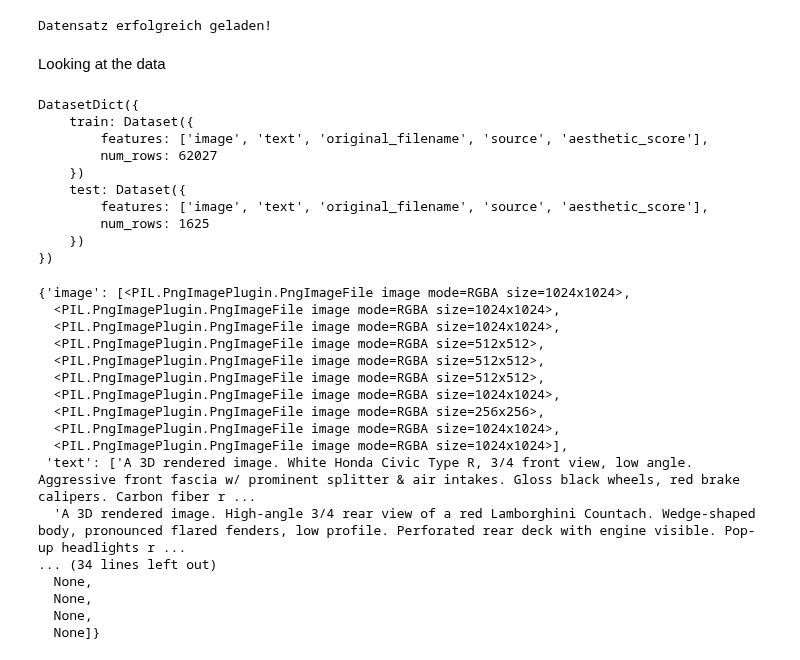
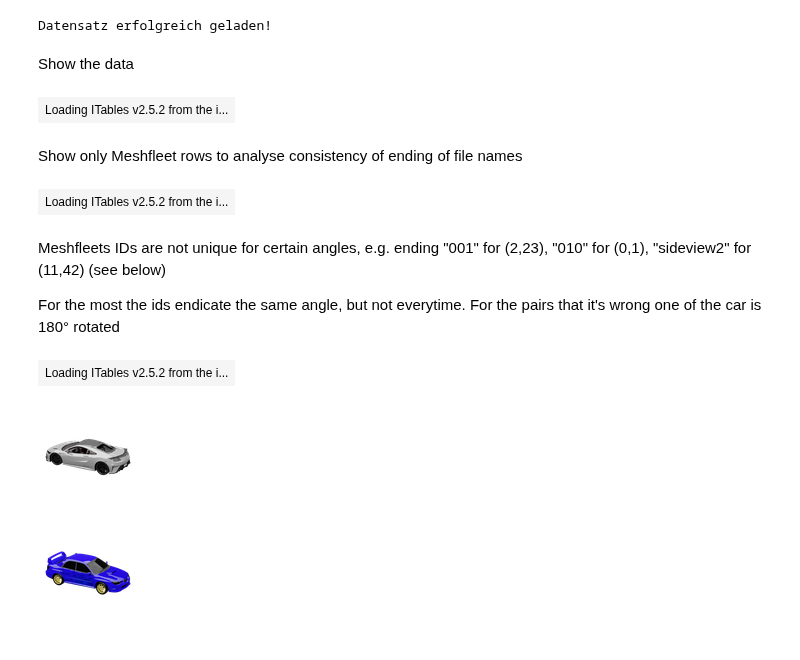
Before and after one commit to 5lanin/car_image_processor, a Jupyter notebook: DownloadData/download_data.ipynb, the cells around one changed output. Saved outputs shown, nothing was run; the diff lists cells and outputs as text; code cells hidden in the pictures.

Commit message:
Looked at IDs in Meshfleet pictures in more Detail. In Some pictures with the same id the car is rotated by 180°

```diff
--- a/DownloadData/download_data.ipynb
+++ b/DownloadData/download_data.ipynb
@@ -17,38 +22,41 @@ except Exception as e:
 # %% [output]
  START DOWNLOAD
 Datensatz erfolgreich geladen!
-# %% [markdown]
-Looking at the data
-# %%
-print(dataset, "\n")
-# %% [output]
-DatasetDict({
-    train: Dataset({
-        features: ['image', 'text', 'original_filename', 'source', 'aesthetic_score'],
-        num_rows: 62027
-    })
-    test: Dataset({
-        features: ['image', 'text', 'original_filename', 'source', 'aesthetic_score'],
-        num_rows: 1625
-    })
-})
+# %% [markdown]
+Show the data
 # %%
-dataset["train"][:10]
+ds_part = dataset["train"].select(range(50))
+df_part = ds_part.to_pandas()
+df_part = df_part.iloc[:, 1:] # Image als String ausblenden
+df_part['id'] = df_part.index
+
+show(df_part)
 # %% [output]
-{'image': [<PIL.PngImagePlugin.PngImageFile image mode=RGBA size=1024x1024>,
-  <PIL.PngImagePlugin.PngImageFile image mode=RGBA size=1024x1024>,
-  <PIL.PngImagePlugin.PngImageFile image mode=RGBA size=1024x1024>,
-  <PIL.PngImagePlugin.PngImageFile image mode=RGBA size=512x512>,
-  <PIL.PngImagePlugin.PngImageFile image mode=RGBA size=512x512>,
-  <PIL.PngImagePlugin.PngImageFile image mode=RGBA size=512x512>,
-  <PIL.PngImagePlugin.PngImageFile image mode=RGBA size=1024x1024>,
-  <PIL.PngImagePlugin.PngImageFile image mode=RGBA size=256x256>,
-  <PIL.PngImagePlugin.PngImageFile image mode=RGBA size=1024x1024>,
-  <PIL.PngImagePlugin.PngImageFile image mode=RGBA size=1024x1024>],
- 'text': ['A 3D rendered image. White Honda Civic Type R, 3/4 front view, low angle. Aggressive front fascia w/ prominent splitter & air intakes. Gloss black wheels, red brake calipers. Carbon fiber r ...
-  'A 3D rendered image. High-angle 3/4 rear view of a red Lamborghini Countach. Wedge-shaped body, pronounced flared fenders, low profile. Perforated rear deck with engine visible. Pop-up headlights r ...
-... (34 lines left out)
-  None,
-  None,
-  None,
-  None]}
+| Loading ITables v2.5.2 from the i... |
+# %% [markdown]
+Show only Meshfleet rows to analyse consistency of ending of file names
+# %%
+df_meshfleet = df_part.loc[df_part.source == 'meshfleet'].iloc[:,1:]
+show(df_meshfleet)
+# %% [output]
+| Loading ITables v2.5.2 from the i... |
+# %% [markdown]
+Meshfleets IDs are not unique for certain angles, e.g. ending "001" for (2,23), "010" for (0,1), "sideview2" for (11,42) (see below)
+
+For the most the ids endicate the same angle, but not everytime. For the pairs that it's wrong one of the car is 180° rotated
+# %%
+# Change size of picture to see it better in jupyter
+FIRST_IMG = 2
+SECOND_IMG = 23
+IMG_SIZE = (100,100)
+IMG_RESAMPLE = PILImage.Resampling.LANCZOS
+
+
+show(df_part.iloc[[FIRST_IMG,SECOND_IMG]])
+
+display(ds_part[FIRST_IMG]["image"].resize(IMG_SIZE, resample=IMG_RESAMPLE))
+display(ds_part[SECOND_IMG]["image"].resize(IMG_SIZE, resample=IMG_RESAMPLE))
+# %% [output]
+| Loading ITables v2.5.2 from the i... |
+[figure, added]
+[figure, added]
```
Also changed, not shown: parts of 1 cell of this notebook, 2 other files.
